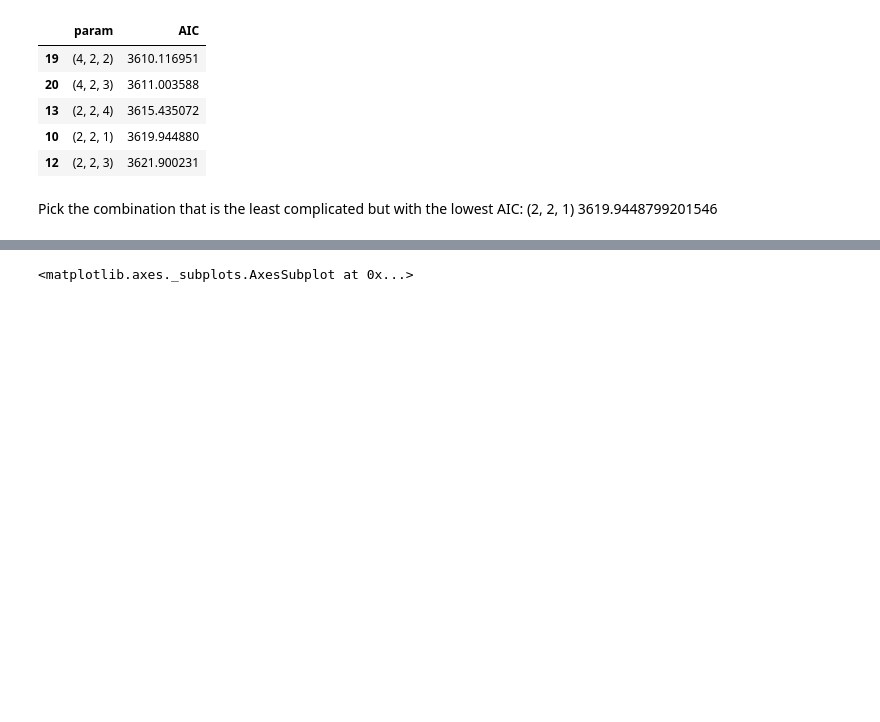
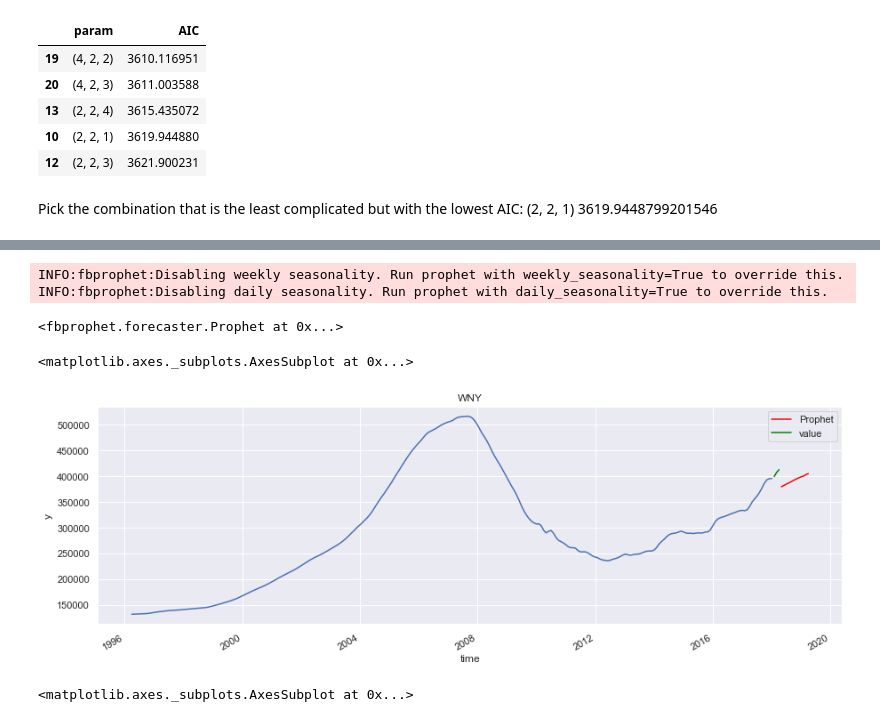
Before and after one commit to Eric-G-Romano/Real-Estate-Investment-Strategy, a Jupyter notebook: time-series/starter_notebook.ipynb, the cells around one changed output, grey strips where cells are left out. Drawn from its saved outputs; the diff is of its cells as text; code cells hidden in the pictures; blank space fills up the shorter version.

```diff
--- a/time-series/starter_notebook.ipynb
+++ b/time-series/starter_notebook.ipynb
@@ -1138,3 +1105,32 @@ df_param.sort_values(by='AIC').head()
+# %%
+train_data_prophet = train_data.copy()
+train_data_prophet = train_data_prophet.reset_index()
+train_data_prophet.columns = ['ds', 'y']
+# %%
+model_prophet = Prophet()
+model_prophet.fit(train_data_prophet)
+# %% [output]
+INFO:fbprophet:Disabling weekly seasonality. Run prophet with weekly_seasonality=True to override this.
+INFO:fbprophet:Disabling daily seasonality. Run prophet with daily_seasonality=True to override this.
+<fbprophet.forecaster.Prophet at 0x...>
+# %%
+# forecast
+index_12_months = pd.date_range('2018-05-01', freq='MS', periods = 12)
+df_index_12_month = pd.DataFrame(index_12_months)
+df_index_12_month.columns = ['ds']
+# %%
+fcast3 = model_prophet.predict(df_index_12_month)
+fcast3 = pd.Series(fcast3['yhat'].values, index=index_12_months)
+fcast3 = fcast3.rename('Prophet')
+# %%
+fig, ax = plt.subplots(figsize=(15,5))
+chart = sns.lineplot(x='ds', y='y', data = train_data_prophet)
+chart.set_title('WNY')
+fcast3.plot(ax=ax, color='red', legend=True)
+test_data.plot(ax=ax, color='green', legend=True)
+# %% [output]
+<matplotlib.axes._subplots.AxesSubplot at 0x...>
+[figure, added]
 # %%
 ##### Option 2 : Auto ARIMA
 import pmdarima as pm
```
Also changed, not shown: parts of 37 cells of this notebook, 2 other files.
